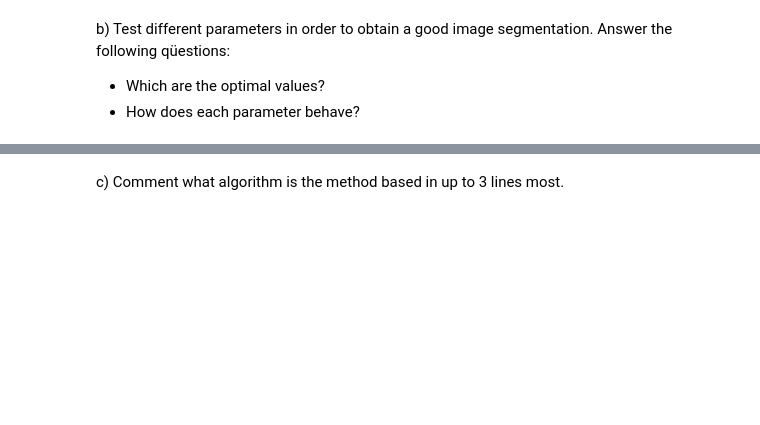
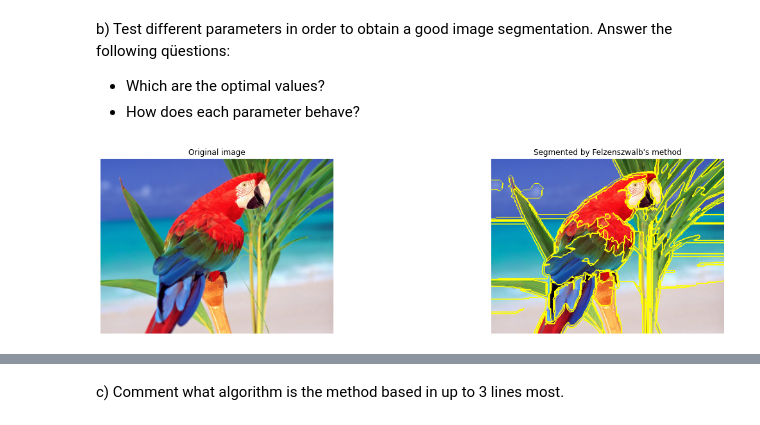
Before and after one commit to laurentiuNedelcu/va-laboratori, a Jupyter notebook: p3/Laboratory 3 20201028/p3_2020-2021_2solve.ipynb, the cells around one changed output, grey strips where cells are left out. Saved outputs shown, nothing was run; the diff lists cells and outputs as text; code cells hidden in the pictures; blank space fills up the shorter version.

```diff
--- a/p3/Laboratory 3 20201028/p3_2020-2021_2solve.ipynb
+++ b/p3/Laboratory 3 20201028/p3_2020-2021_2solve.ipynb
@@ -219,3 +317,14 @@ b) Test different parameters in order to obtain a good image segmentation.
 Answer the following qüestions:
 - Which are the optimal values?
 - How does each parameter behave?
+# %%
+# Segment the image in different clusters
+segmented_felz_img = segmentation.felzenszwalb(loro_img, 250, 1, 50) # params: image, scale, sigma, min_scale
+
+# Mar all the clusters with a yellow line
+marked_felz_img = segmentation.mark_boundaries(loro_img, segmented_felz_img)
+
+# Display
+plot_images([loro_img, marked_felz_img], ["Original image", "Segmented by Felzenszwalb's method"], [False,False],1,2)
+# %% [output]
+[figure, added]
```
Also changed, not shown: parts of 27 cells of this notebook.
